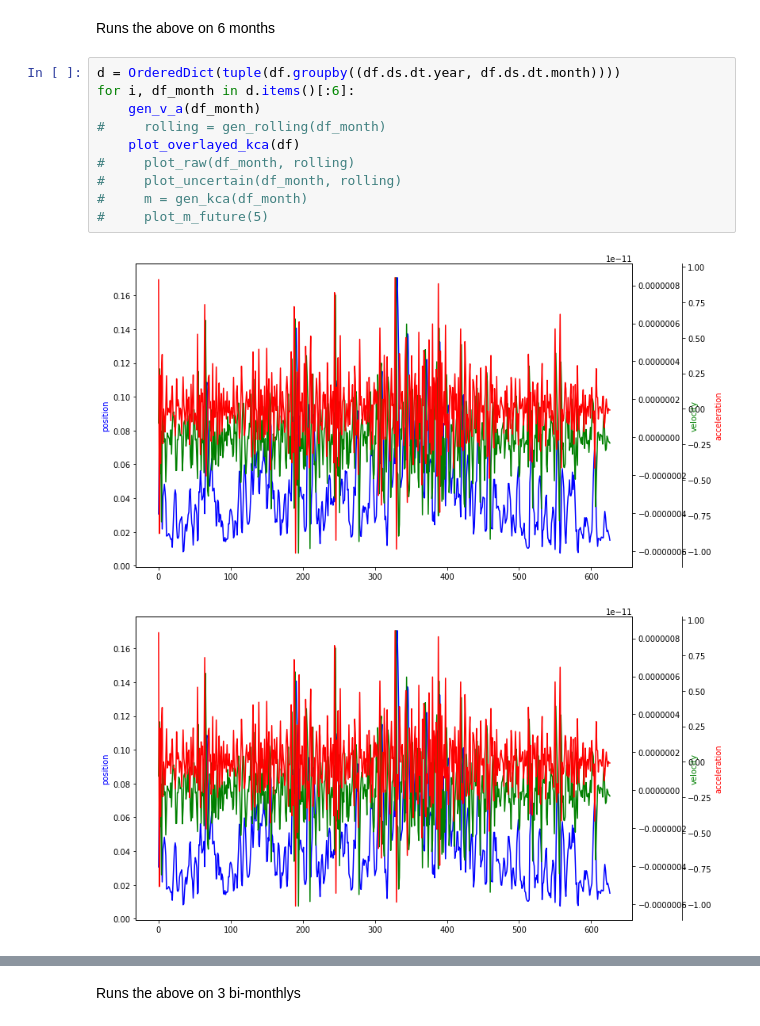
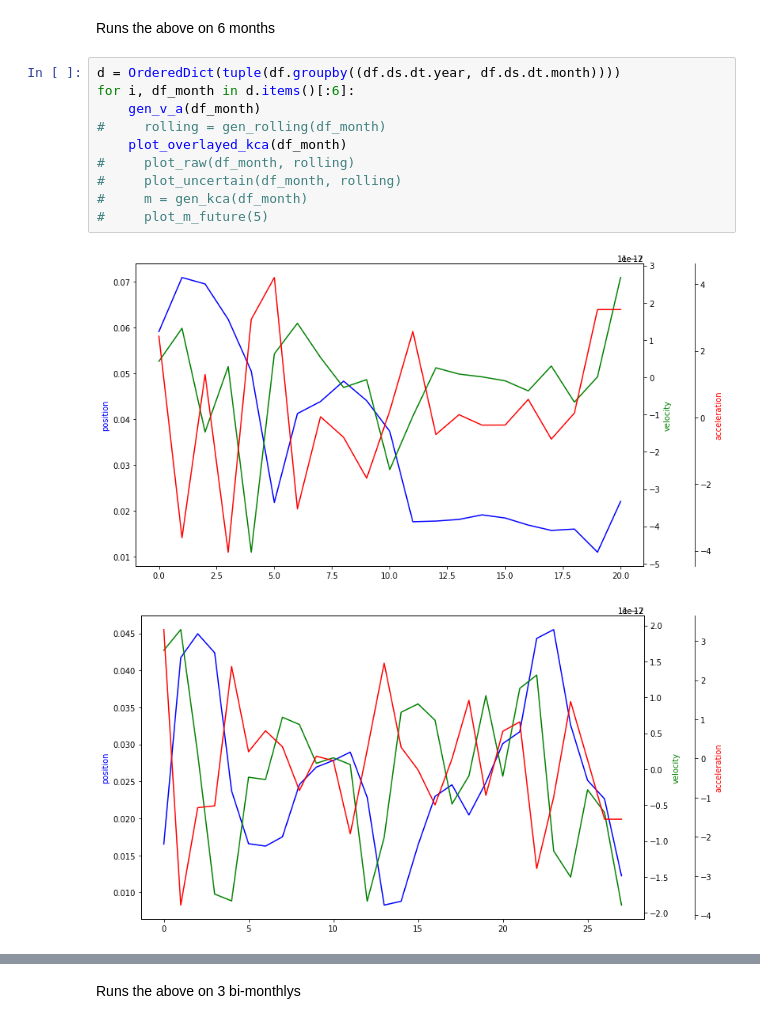
Before and after one commit to nmits/CapstoneProphetTests, a Jupyter notebook: Volatility Testing 6 Period.ipynb, the cells around one changed output, grey strips where cells are left out. Saved outputs shown, nothing was run; the diff lists cells and outputs as text.

```diff
--- a/Volatility Testing 6 Period.ipynb
+++ b/Volatility Testing 6 Period.ipynb
@@ -397,13 +397,13 @@ Runs the above on 6 months
 # %%
 d = OrderedDict(tuple(df.groupby((df.ds.dt.year, df.ds.dt.month))))
 for i, df_month in d.items()[:6]:
     gen_v_a(df_month)
 #     rolling = gen_rolling(df_month)
-    plot_overlayed_kca(df)
+    plot_overlayed_kca(df_month)
 #     plot_raw(df_month, rolling)
 #     plot_uncertain(df_month, rolling)
 #     m = gen_kca(df_month)
 #     plot_m_future(5)
 # %% [output]
-[figure, old version]
+[figure, new version]
-[figure, old version]
+[figure, new version]
```
Also changed, not shown: parts of 14 cells of this notebook, 6 other files.
